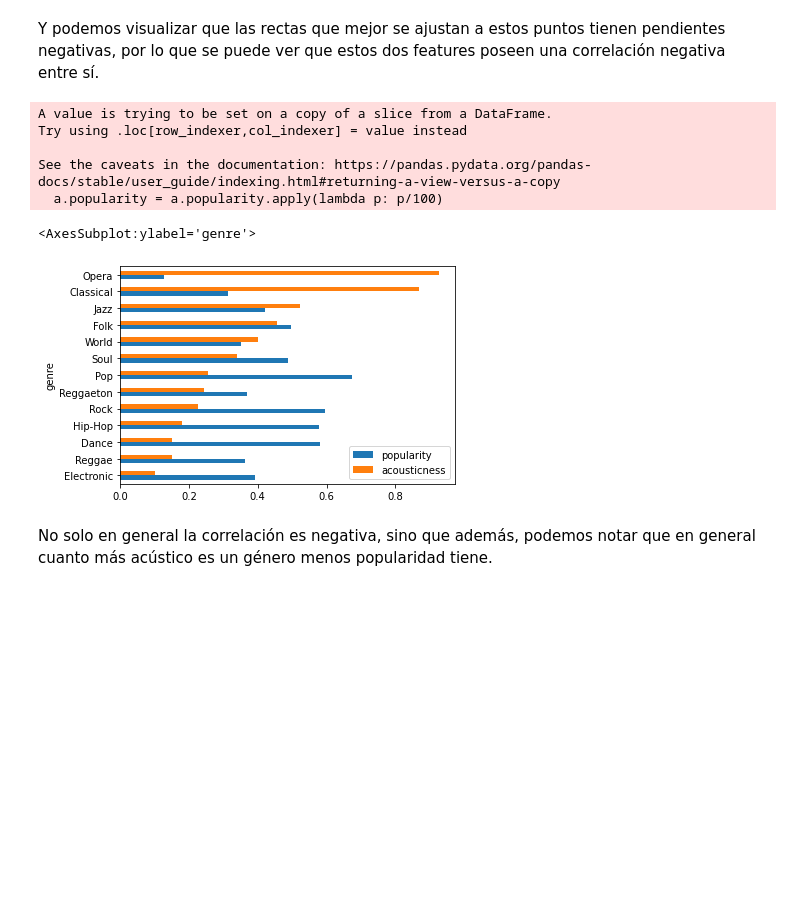
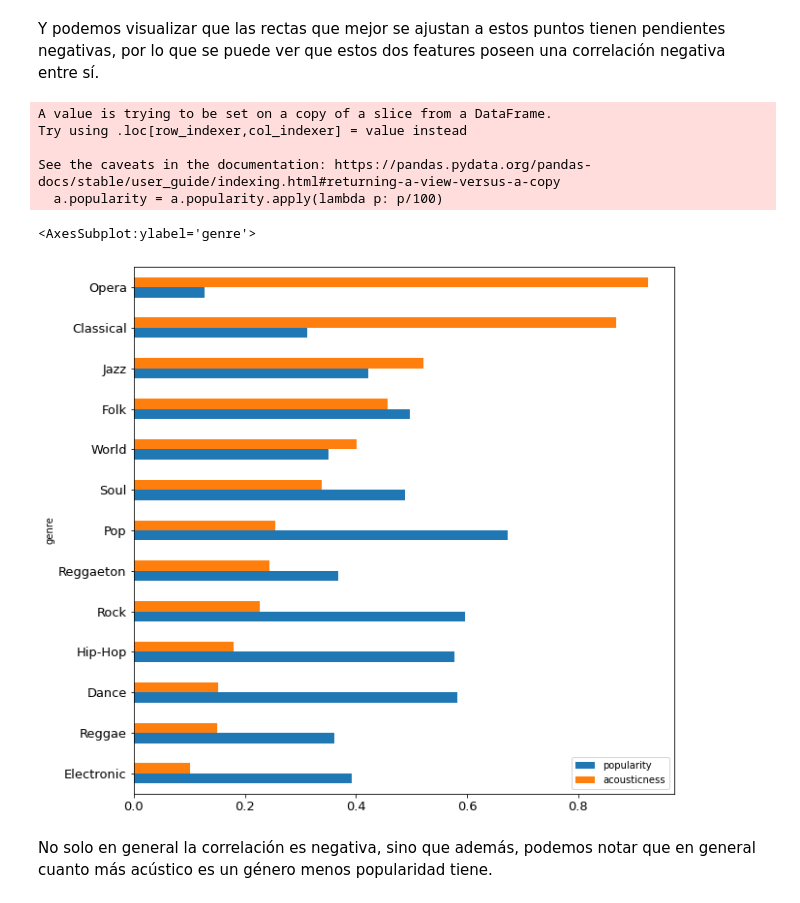
Before and after one commit to Jonathan-R0/TP1-OrganizacionDeDatos, a Jupyter notebook: src/Parte2.ipynb, the cells around one changed output. Saved outputs shown, nothing was run; the diff lists cells and outputs as text; code cells hidden in the pictures; blank space fills up the shorter version.

```diff
--- a/src/Parte2.ipynb
+++ b/src/Parte2.ipynb
@@ -578,14 +590,14 @@ Y podemos visualizar que las rectas que mejor se ajustan a estos puntos tienen p
 # %%
 a = df[['genre', 'popularity', 'acousticness']]
 a.popularity = a.popularity.apply(lambda p: p/100)
-a.groupby('genre').mean().sort_values(by=['acousticness']).plot.barh()
+a.groupby('genre').mean().sort_values(by=['acousticness']).plot.barh(figsize = (10,10), fontsize = 13)
 # %% [output]
 A value is trying to be set on a copy of a slice from a DataFrame.
 Try using .loc[row_indexer,col_indexer] = value instead
 
 See the caveats in the documentation: https://pandas.pydata.org/pandas-docs/stable/user_guide/indexing.html#returning-a-view-versus-a-copy
   a.popularity = a.popularity.apply(lambda p: p/100)
 <AxesSubplot:ylabel='genre'>
-[figure, old version]
+[figure, new version]
 # %% [markdown]
 No solo en general la correlación es negativa, sino que además, podemos notar que en general cuanto más acústico es un género menos popularidad tiene.
```
Also changed, not shown: parts of 5 cells of this notebook.
